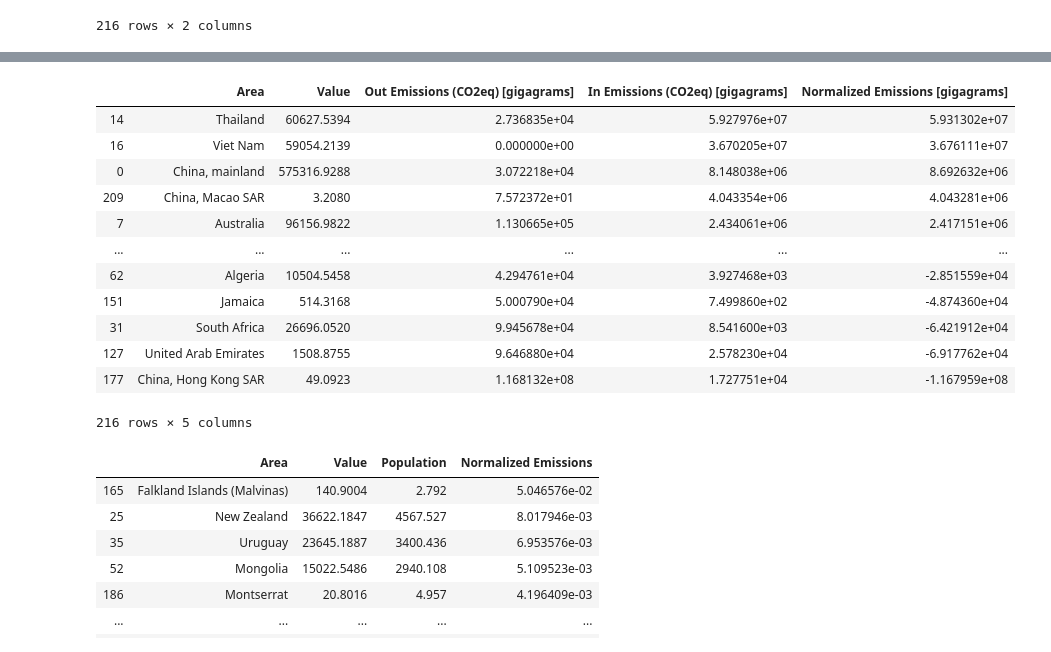
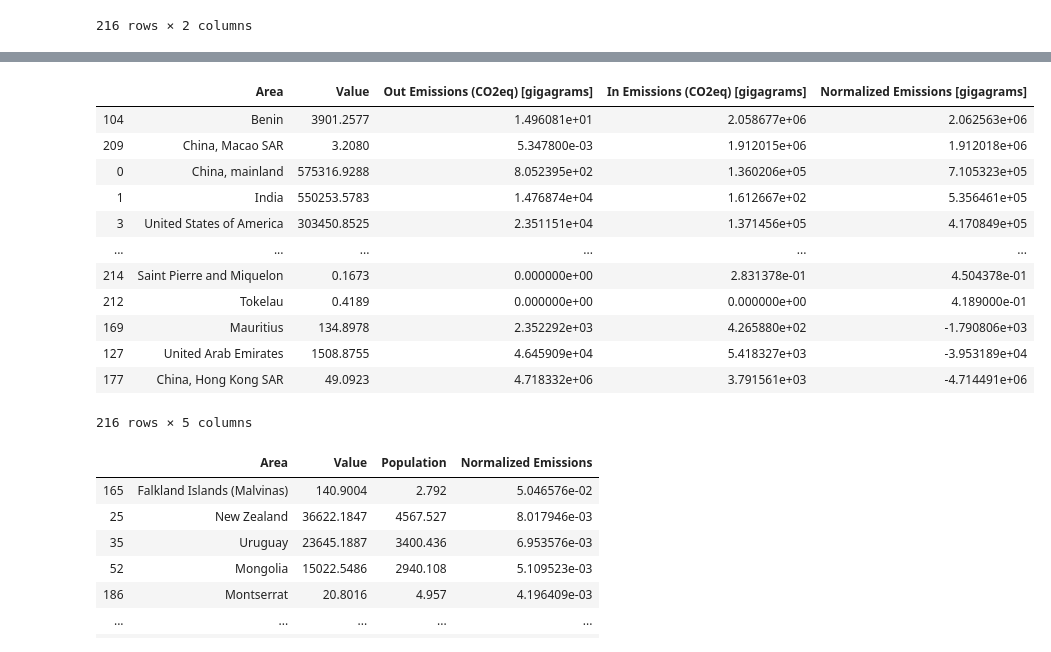
Before and after one commit to tileb1/global-food-statistics, a Jupyter notebook: descriptive_analysis.ipynb, the cells around one changed output, grey strips where cells are left out. Drawn from its saved outputs; the diff is of its cells as text; code cells hidden in the pictures.

Commit message:
Updated emissions normalization

```diff
--- a/descriptive_analysis.ipynb
+++ b/descriptive_analysis.ipynb
@@ -86,8 +86,8 @@ emissions_country_total.rename(columns={'Area': 'Country', 'Value': 'Emissions (
 # %%
 emissions_intensities_2014_df = emissions_df[(emissions_df.Year == 2014) & (emissions_df.Element == 'Emissions intensity')
                                        & (emissions_df.is_country)][['Area', 'Item', 'Value']]\
-                                        .drop_duplicates().rename(columns={'Area': 'Reporter Countries'})\
-                                        .rename(columns={'Value': 'Emissions intensity'}).set_index(['Reporter Countries', 'Item'])
+                                        .drop_duplicates().rename(columns={'Area': 'Exporter'})\
+                                        .rename(columns={'Value': 'Emissions intensity'}).set_index(['Exporter', 'Item'])
 emissions_intensities_2014_df.rename(columns={'Emissions intensity': 'Emissions intensits [kg CO2eq/kg product]'})
 # %% [output]
 |  |  | Emissions intensits [kg CO2eq/kg ... |
@@ -124,0 +107,3 @@ trade_df[trade_df.Element == 'Export Quantity'].sort_values(by='Value', ascendin
+# %%
+import_export_df = pd.read_csv('D3/import_export_all_df_2014.csv').set_index(['Exporter', 'Item'])
+import_export_df
@@ -125,9 +125,9 @@ trade_df[trade_df.Element == 'Export Quantity'].sort_values(by='Value', ascendin
 # %%
-import_export_df = pd.read_csv('D3/import_export_all_df_2014.csv').set_index(['Reporter Countries', 'Item'])
-emissions_import_export = import_export_df.merge(emissions_2014_items_df, how='inner', left_index=True, right_index=True)
-emissions_import_export['Emissions (CO2eq) [gigagrams]'] = emissions_import_export['Value'] / 1000 * emissions_import_export['Emissions intensity']
+emissions_import_export = import_export_df.merge(emissions_intensities_2014_df, how='inner', left_index=True, right_index=True)
+emissions_import_export['Emissions (CO2eq) [gigagrams]'] = emissions_import_export['Value'] *\
+    emissions_import_export['Emissions intensity'] / 1000
 emissions_import_export = emissions_import_export.reset_index()
-emissions_export = emissions_import_export[['Reporter Countries', 'Emissions (CO2eq) [gigagrams]']]\
-    .groupby('Reporter Countries').agg('sum').rename(columns={'Emissions (CO2eq) [gigagrams]': 'Out Emissions (CO2eq) [gigagrams]'})
-emissions_import = emissions_import_export[['Partner Countries', 'Emissions (CO2eq) [gigagrams]']]\
-    .groupby('Partner Countries').agg('sum').rename(columns={'Emissions (CO2eq) [gigagrams]': 'In Emissions (CO2eq) [gigagrams]'})
+emissions_export = emissions_import_export[['Exporter', 'Emissions (CO2eq) [gigagrams]']] \
+    .groupby('Exporter').agg('sum').rename(columns={'Emissions (CO2eq) [gigagrams]': 'Out Emissions (CO2eq) [gigagrams]'})
+emissions_import = emissions_import_export[['Importer', 'Emissions (CO2eq) [gigagrams]']]\
+    .groupby('Importer').agg('sum').rename(columns={'Emissions (CO2eq) [gigagrams]': 'In Emissions (CO2eq) [gigagrams]'})
@@ -154,23 +134,23 @@ emissions_import_export.sort_values(by='Value', ascending=False).head(50)
 # %%
-emissions_country_io = emissions_country_total.merge(emissions_export, how='left', left_on='Area', right_on='Reporter Countries')
-emissions_country_io = emissions_country_io.merge(emissions_import, how='left', left_on='Area', right_on='Partner Countries')
+emissions_country_io = emissions_country_total.merge(emissions_export, how='left', left_on='Area', right_on='Exporter')
+emissions_country_io = emissions_country_io.merge(emissions_import, how='left', left_on='Area', right_on='Importer')
 emissions_country_io.fillna(value=0.0, inplace=True)
 emissions_country_io['Normalized Emissions [gigagrams]'] = emissions_country_io['Value'] - \
     emissions_country_io['Out Emissions (CO2eq) [gigagrams]'] + emissions_country_io['In Emissions (CO2eq) [gigagrams]']
 emissions_country_io.sort_values(by='Normalized Emissions [gigagrams]', ascending=False)
 # %% [output]
 |  | Area | Value | Out Emissions (CO2eq) [gigagrams] | In Emissions (CO2eq) [gigagrams] | Normalized Emissions [gigagrams] |
-| 14 | Thailand | 60627.5394 | 2.736835e+04 | 5.927976e+07 | 5.931302e+07 |
-| 16 | Viet Nam | 59054.2139 | 0.000000e+00 | 3.670205e+07 | 3.676111e+07 |
-| 0 | China, mainland | 575316.9288 | 3.072218e+04 | 8.148038e+06 | 8.692632e+06 |
-| 209 | China, Macao SAR | 3.2080 | 7.572372e+01 | 4.043354e+06 | 4.043281e+06 |
-| 7 | Australia | 96156.9822 | 1.130665e+05 | 2.434061e+06 | 2.417151e+06 |
+| 104 | Benin | 3901.2577 | 1.496081e+01 | 2.058677e+06 | 2.062563e+06 |
+| 209 | China, Macao SAR | 3.2080 | 5.347800e-03 | 1.912015e+06 | 1.912018e+06 |
+| 0 | China, mainland | 575316.9288 | 8.052395e+02 | 1.360206e+05 | 7.105323e+05 |
+| 1 | India | 550253.5783 | 1.476874e+04 | 1.612667e+02 | 5.356461e+05 |
+| 3 | United States of America | 303450.8525 | 2.351151e+04 | 1.371456e+05 | 4.170849e+05 |
 | ... | ... | ... | ... | ... | ... |
-| 62 | Algeria | 10504.5458 | 4.294761e+04 | 3.927468e+03 | -2.851559e+04 |
-| 151 | Jamaica | 514.3168 | 5.000790e+04 | 7.499860e+02 | -4.874360e+04 |
-| 31 | South Africa | 26696.0520 | 9.945678e+04 | 8.541600e+03 | -6.421912e+04 |
-| 127 | United Arab Emirates | 1508.8755 | 9.646880e+04 | 2.578230e+04 | -6.917762e+04 |
-| 177 | China, Hong Kong SAR | 49.0923 | 1.168132e+08 | 1.727751e+04 | -1.167959e+08 |
+| 214 | Saint Pierre and Miquelon | 0.1673 | 0.000000e+00 | 2.831378e-01 | 4.504378e-01 |
+| 212 | Tokelau | 0.4189 | 0.000000e+00 | 0.000000e+00 | 4.189000e-01 |
+| 169 | Mauritius | 134.8978 | 2.352292e+03 | 4.265880e+02 | -1.790806e+03 |
+| 127 | United Arab Emirates | 1508.8755 | 4.645909e+04 | 5.418327e+03 | -3.953189e+04 |
+| 177 | China, Hong Kong SAR | 49.0923 | 4.718332e+06 | 3.791561e+03 | -4.714491e+06 |
 216 rows × 5 columns
 # %%
 emissions_normalized = emissions_country_total.merge(populations_df, how='inner')
```
Also changed, not shown: parts of 5 cells of this notebook, 1 other file.
